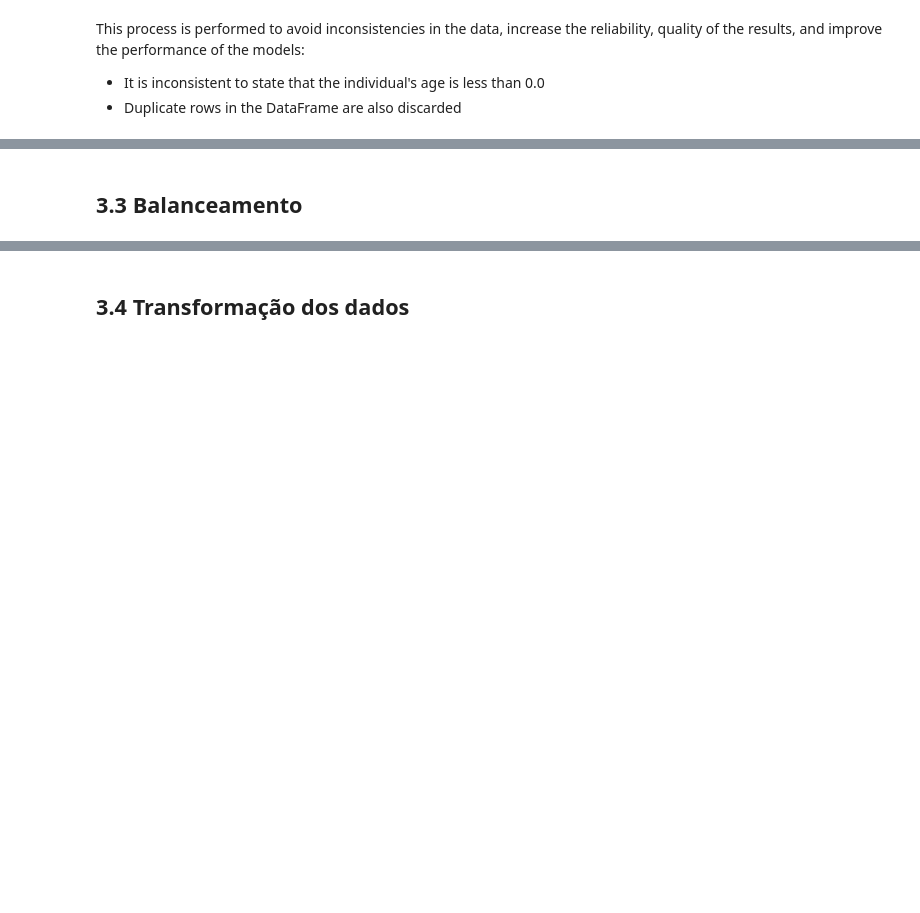
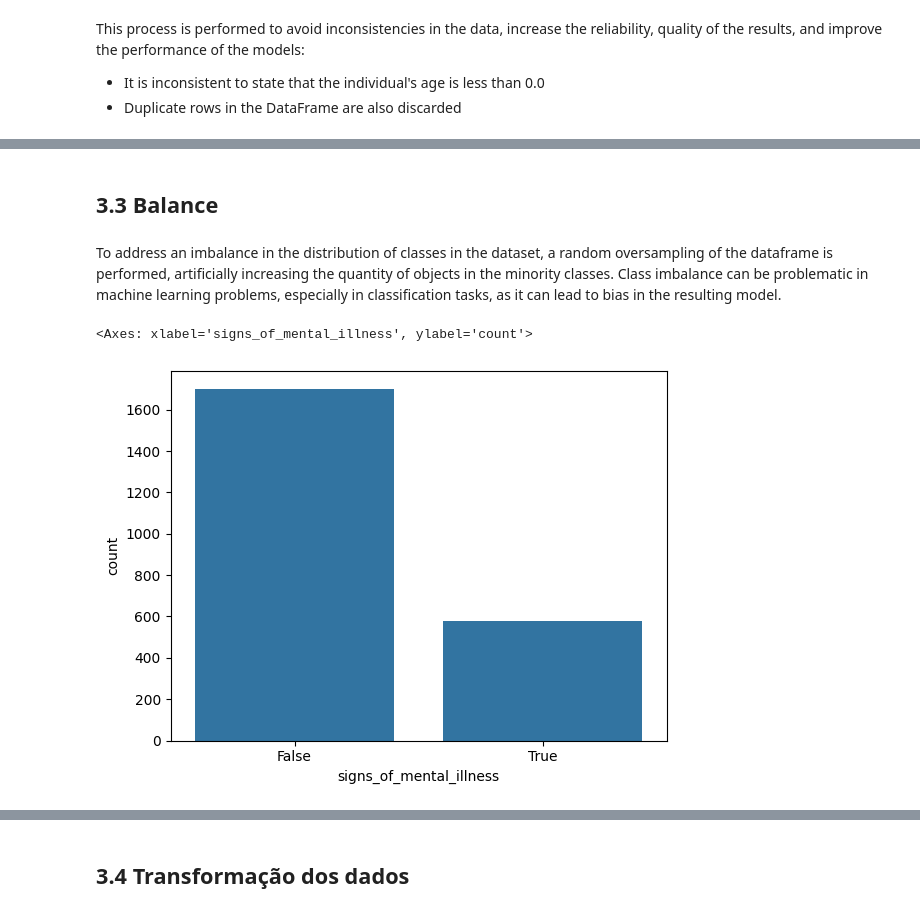
Before and after one commit to lauradefaria/Machine_Learning_and_Data_Analysis, a Jupyter notebook: Fatal-Police-Shooting/Fatal_Police_Shootings_English.ipynb, the cells around one changed output, grey strips where cells are left out. Drawn from its saved outputs; the diff is of its cells as text; code cells hidden in the pictures; blank space fills up the shorter version.

```diff
--- a/Fatal-Police-Shooting/Fatal_Police_Shootings_English.ipynb
+++ b/Fatal-Police-Shooting/Fatal_Police_Shootings_English.ipynb
@@ -147,2 +182,19 @@ df.drop_duplicates()
 # %% [markdown]
-## 3.3 Balanceamento
+## 3.3 Balance
+# %% [markdown]
+To address an imbalance in the distribution of classes in the dataset, a random oversampling of the dataframe is performed, artificially increasing the quantity of objects in the minority classes. Class imbalance can be problematic in machine learning problems, especially in classification tasks, as it can lead to bias in the resulting model.
+# %%
+from imblearn.over_sampling import RandomOverSampler
+
+ros = RandomOverSampler()
+X = df.drop(['signs_of_mental_illness'], axis=1)
+y = df.signs_of_mental_illness
+X_resampled, y_resampled = ros.fit_resample(X, y)
+# %%
+import seaborn as sns
+
+#Before
+sns.countplot(x=y)
+# %% [output]
+<Axes: xlabel='signs_of_mental_illness', ylabel='count'>
+[figure, added]
```
Also changed, not shown: parts of 29 cells of this notebook.
